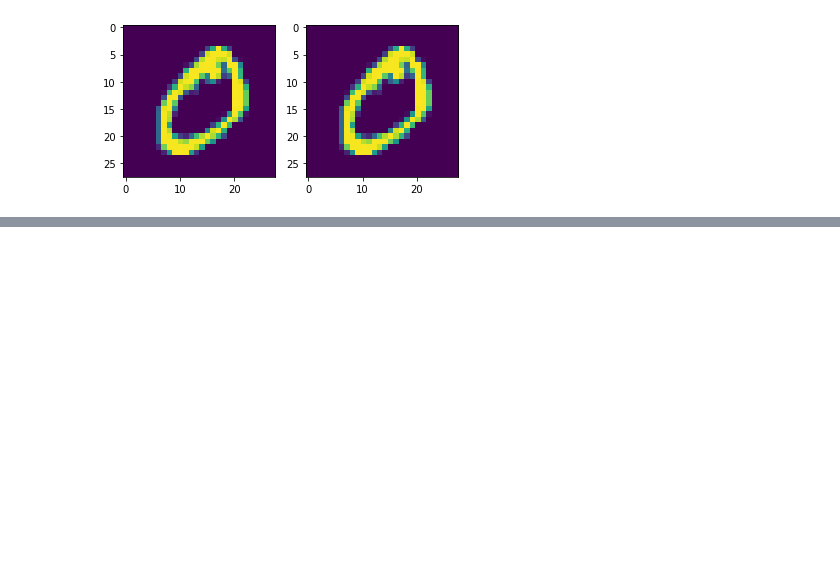
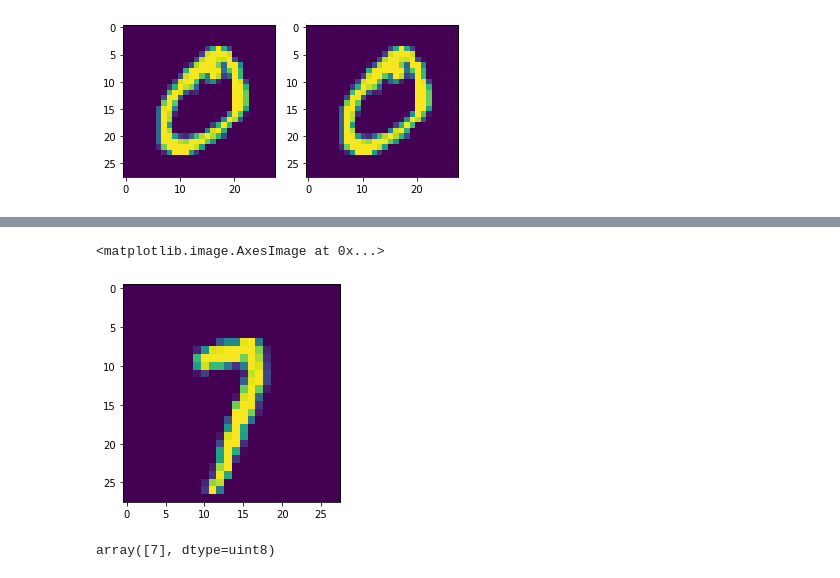
Before and after one commit to CyrilRJK/Natural-Computing-Project, a Jupyter notebook: NC_project.ipynb, the cells around one changed output, grey strips where cells are left out. Saved outputs shown, nothing was run; the diff lists cells and outputs as text; code cells hidden in the pictures; blank space fills up the shorter version.

```diff
--- a/NC_project.ipynb
+++ b/NC_project.ipynb
@@ -7,6 +9,6 @@ from sklearn.svm import SVC
 # %%
 np.random.seed(0)
 # %%
-individuals = 50
-cross_over_prob = 0.6
-mutation_prob = 0.1
+INDIVIDUALS = 50
+P_CROSS = 0.6
+P_MUTATION = 0.1
@@ -123,2 +114,0 @@ def run_ga(num, data, labels, n, max_iter, target):
-# %%
-run_ga(1, X, y_train, individuals, 1, 0)
@@ -156,0 +199,9 @@ X[1],apply_noise(X[1])
+# %%
+plt.imshow(adverserial.reshape(28,28))
+# %% [output]
+<matplotlib.image.AxesImage at 0x...>
+[figure, added]
+# %%
+model.predict(adverserial.reshape(1,-1))
+# %% [output]
+array([7], dtype=uint8)
```
Also changed, not shown: parts of 14 cells of this notebook.
